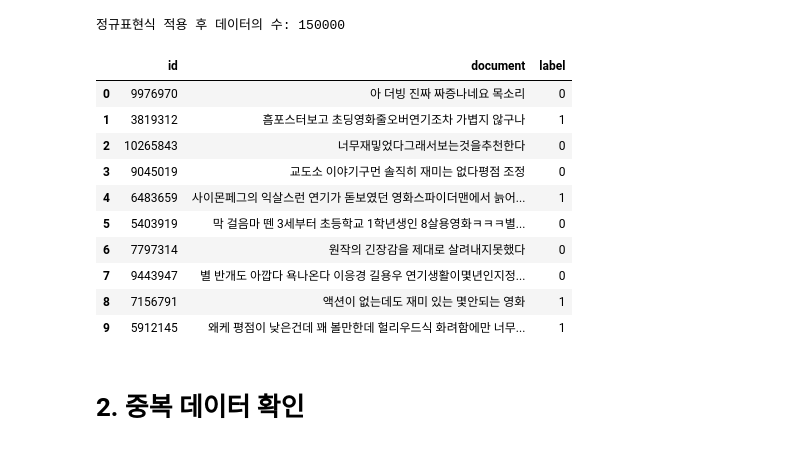
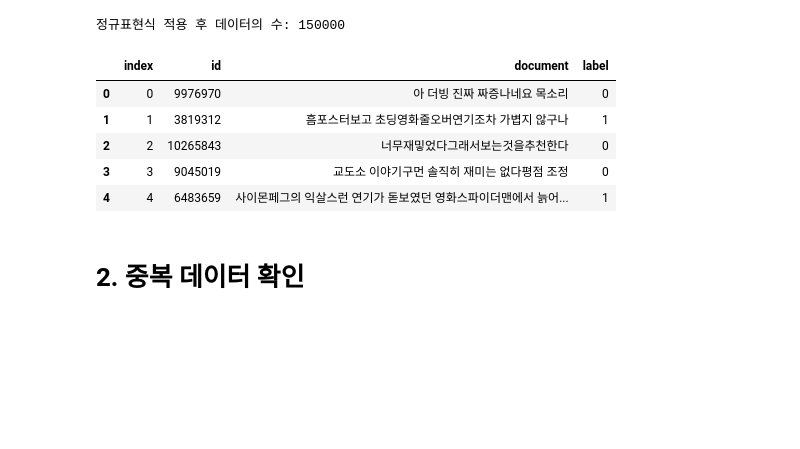
Before and after one commit to colinder/NaverMovieReviewNLP, a Jupyter notebook: Naver_영화_리뷰_감정분석.ipynb, the cells around one changed output. Cells and saved outputs as stored; diff of their text form; code cells hidden in the pictures; blank space fills up the shorter version.

Commit message:
Edit 21.05.07 data setting

```diff
--- a/Naver_영화_리뷰_감정분석.ipynb
+++ b/Naver_영화_리뷰_감정분석.ipynb
@@ -41,0 +39,2 @@ train_data[:10]
+# %%
+train_data.insert(0, "index", [i for i in range(150000)])
@@ -53,18 +61,13 @@ print("정규표현식 적용 후 데이터의 수:", len(train_data))
 정규표현식 적용 후 데이터의 수: 150000
 # %%
 ## 정규표현식 적용 확인
-train_data[:10]
+train_data.head()
 # %% [output]
-|  | id | document | label |
-| 0 | 9976970 | 아 더빙 진짜 짜증나네요 목소리 | 0 |
-| 1 | 3819312 | 흠포스터보고 초딩영화줄오버연기조차 가볍지 않구나 | 1 |
-| 2 | 10265843 | 너무재밓었다그래서보는것을추천한다 | 0 |
-| 3 | 9045019 | 교도소 이야기구먼 솔직히 재미는 없다평점 조정 | 0 |
-| 4 | 6483659 | 사이몬페그의 익살스런 연기가 돋보였던 영화스파이더맨에서 늙어... | 1 |
-| 5 | 5403919 | 막 걸음마 뗀 3세부터 초등학교 1학년생인 8살용영화ㅋㅋㅋ별... | 0 |
-| 6 | 7797314 | 원작의 긴장감을 제대로 살려내지못했다 | 0 |
-| 7 | 9443947 | 별 반개도 아깝다 욕나온다 이응경 길용우 연기생활이몇년인지정... | 0 |
-| 8 | 7156791 | 액션이 없는데도 재미 있는 몇안되는 영화 | 1 |
-| 9 | 5912145 | 왜케 평점이 낮은건데 꽤 볼만한데 헐리우드식 화려함에만 너무... | 1 |
+|  | index | id | document | label |
+| 0 | 0 | 9976970 | 아 더빙 진짜 짜증나네요 목소리 | 0 |
+| 1 | 1 | 3819312 | 흠포스터보고 초딩영화줄오버연기조차 가볍지 않구나 | 1 |
+| 2 | 2 | 10265843 | 너무재밓었다그래서보는것을추천한다 | 0 |
+| 3 | 3 | 9045019 | 교도소 이야기구먼 솔직히 재미는 없다평점 조정 | 0 |
+| 4 | 4 | 6483659 | 사이몬페그의 익살스런 연기가 돋보였던 영화스파이더맨에서 늙어... | 1 |
 # %% [markdown]
 # 2. 중복 데이터 확인
```
Also changed, not shown: parts of 17 cells of this notebook.
